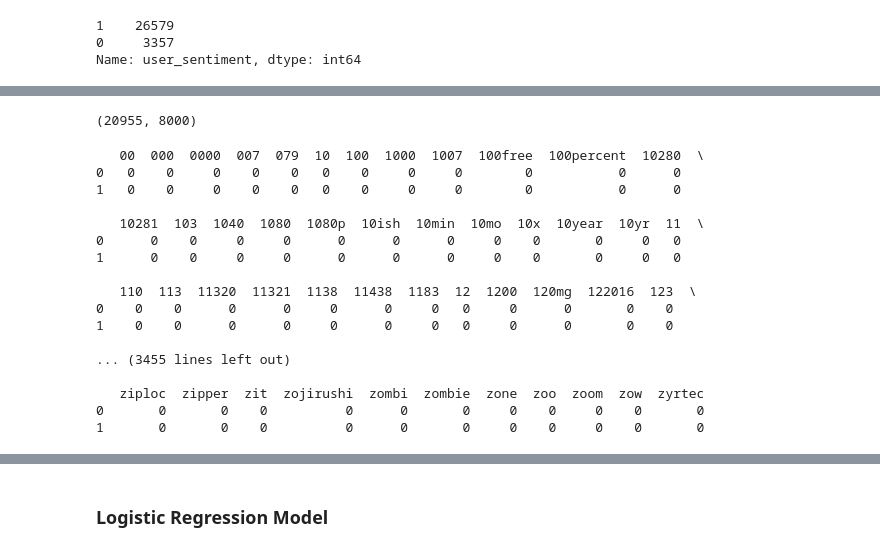
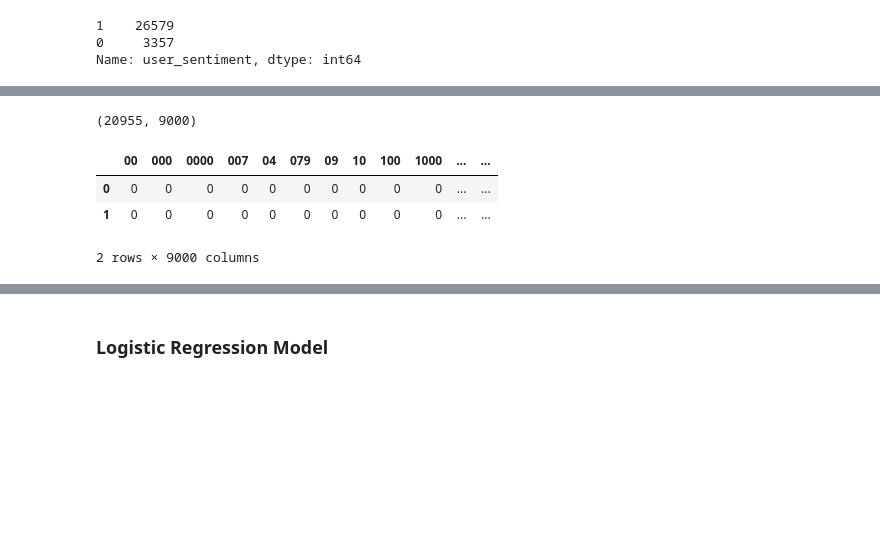
Before and after one commit to DaoodS/Machine_Learning_Projects, a Jupyter notebook: Project_12/Implementation/sentiment_analysis.ipynb, the cells around one changed output, grey strips where cells are left out. Drawn from its saved outputs; the diff is of its cells as text; code cells hidden in the pictures; blank space fills up the shorter version.

```diff
--- a/Project_12/Implementation/sentiment_analysis.ipynb
+++ b/Project_12/Implementation/sentiment_analysis.ipynb
@@ -3,8 +3,8 @@ import pandas as pd
 import numpy as np
 
 import nltk
-nltk.download('punkt')
-nltk.download('stopwords')
+# nltk.download('punkt')
+# nltk.download('stopwords')
 
 from nltk.tokenize import word_tokenize
 from nltk.corpus import stopwords
@@ -15,15 +15,10 @@ from sklearn.feature_extraction.text import TfidfVectorizer
 from sklearn.feature_extraction.text import CountVectorizer
 
 from sklearn.model_selection import train_test_split
-from sklearn.linear_model import LogisticRegression
 from sklearn.metrics import accuracy_score
 from sklearn.metrics import roc_auc_score
 
-import optuna
 from boruta import BorutaPy as boruta
 from sklearn.model_selection import StratifiedKFold
-from optuna.visualization import plot_optimization_history, plot_param_importances
-
-
-pd.set_option('display.max_columns', None)
+from imblearn.over_sampling import SMOTE
 # %% [output]
@@ -139,7 +86,7 @@ df.shape
 # %%
 # df.to_csv('final_data.csv', index=None)
 # %%
-df = pd.read_csv('final_data.csv', index_col=None)
+df = pd.read_csv('../Details/dataset/SentimentbasedRecoEngine/final_data.csv', index_col=None)
 df.head(2)
 # %% [output]
 |  | id | brand | categories | manufacturer | name | reviews_text | reviews_title | user_sentiment | ... |
@@ -186,30 +125,17 @@ xdf.head(2)
 # %%
-bow_vectorizer = CountVectorizer(stop_words='english', max_features=8000)
+bow_vectorizer = CountVectorizer(stop_words='english', max_features=9000)
 bow_model = bow_vectorizer.fit(xtrain)
 
 xtrain_bow = bow_model.transform(xtrain)
 xtest_bow  = bow_model.transform(xtest)
 
 xdf_bow = pd.DataFrame(xtrain_bow.toarray(), columns=bow_vectorizer.get_feature_names())
 print(xdf_bow.shape)
 xdf_bow.head(2)
 # %% [output]
-(20955, 8000)
+(20955, 9000)
+|  | 00 | 000 | 0000 | 007 | 04 | 079 | 09 | 10 | 100 | 1000 | ... | ... |
+| 0 | 0 | 0 | 0 | 0 | 0 | 0 | 0 | 0 | 0 | 0 | ... | ... |
+| 1 | 0 | 0 | 0 | 0 | 0 | 0 | 0 | 0 | 0 | 0 | ... | ... |
-   00  000  0000  007  079  10  100  1000  1007  100free  100percent  10280  \
-0   0    0     0    0    0   0    0     0     0        0           0      0
-1   0    0     0    0    0   0    0     0     0        0           0      0
-
-   10281  103  1040  1080  1080p  10ish  10min  10mo  10x  10year  10yr  11  \
-0      0    0     0     0      0      0      0     0    0       0     0   0
-1      0    0     0     0      0      0      0     0    0       0     0   0
-
-   110  113  11320  11321  1138  11438  1183  12  1200  120mg  122016  123  \
-0    0    0      0      0     0      0     0   0     0      0       0    0
-1    0    0      0      0     0      0     0   0     0      0       0    0
-
-... (3455 lines left out)
-
-   ziploc  zipper  zit  zojirushi  zombi  zombie  zone  zoo  zoom  zow  zyrtec
-0       0       0    0          0      0       0     0    0     0    0       0
-1       0       0    0          0      0       0     0    0     0    0       0
+2 rows × 9000 columns
 # %%
```
Also changed, not shown: parts of 46 cells of this notebook, 1 other file.
